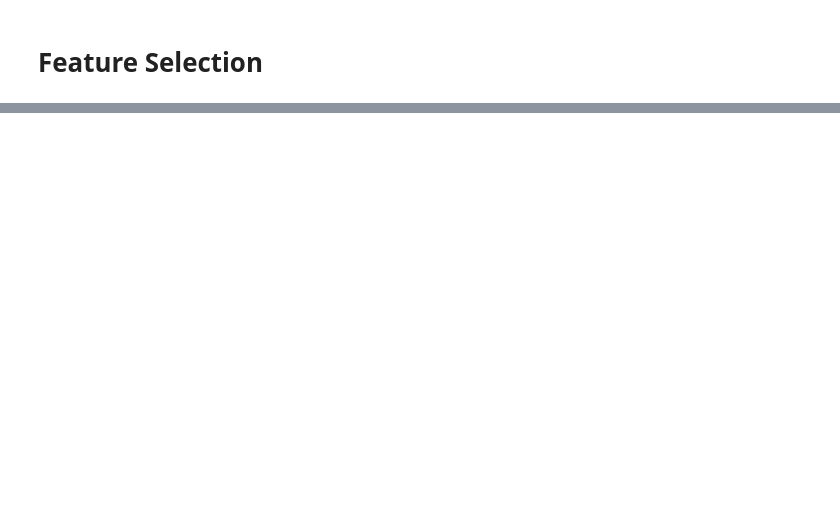
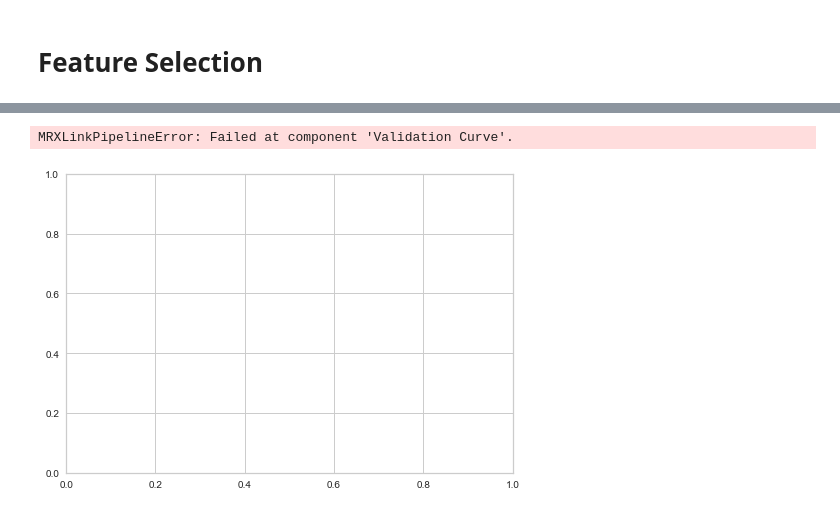
Before and after one commit to Gabrielteixeira2004/Turnover, a Jupyter notebook: Turnover.ipynb, the cells around one changed output, grey strips where cells are left out. Cells and saved outputs as stored; diff of their text form; code cells hidden in the pictures; blank space fills up the shorter version.

```diff
--- a/Turnover.ipynb
+++ b/Turnover.ipynb
@@ -658,3 +1063,15 @@ visualizer.show()           # Finalize and render the figure
+# %%
+from yellowbrick.model_selection import validation_curve
+
+viz = validation_curve(
+    xgb, X_train_final, y_train_final,
+    param_name= 'gamma',
+    param_range= np.arange(1,7),
+    cv=10, scoring='f1'
+)
+# %% [output]
+MRXLinkPipelineError: Failed at component 'Validation Curve'.
+[figure, added]
 # %%
 index = 0
 chosen_index = 0
```
Also changed, not shown: parts of 54 cells of this notebook.
